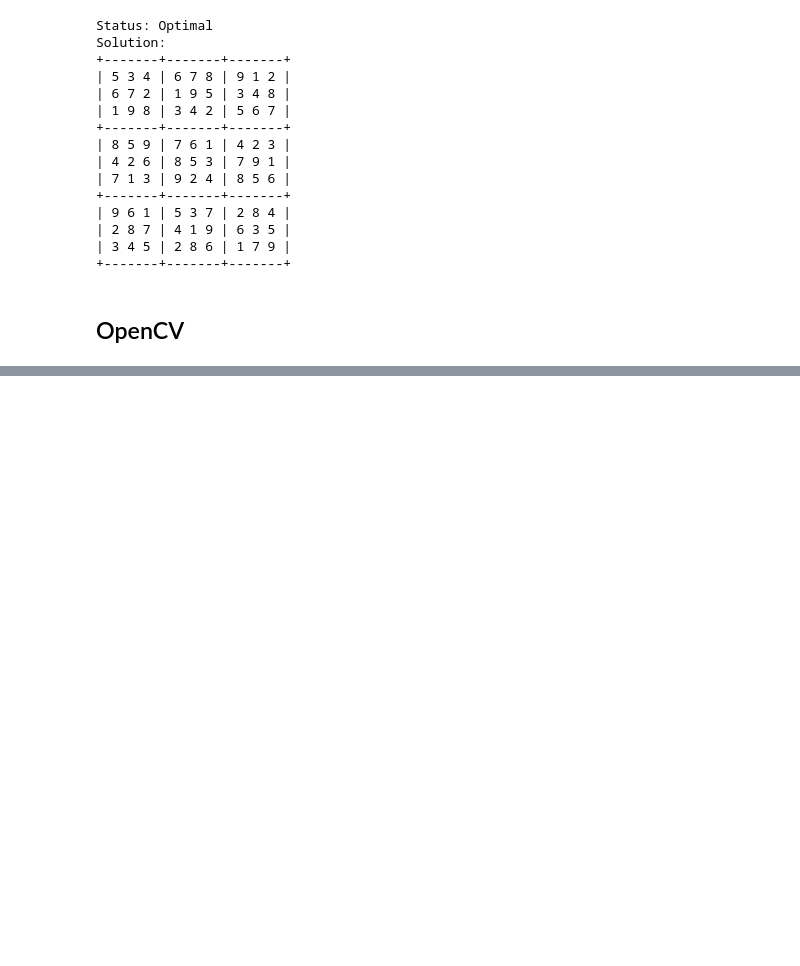
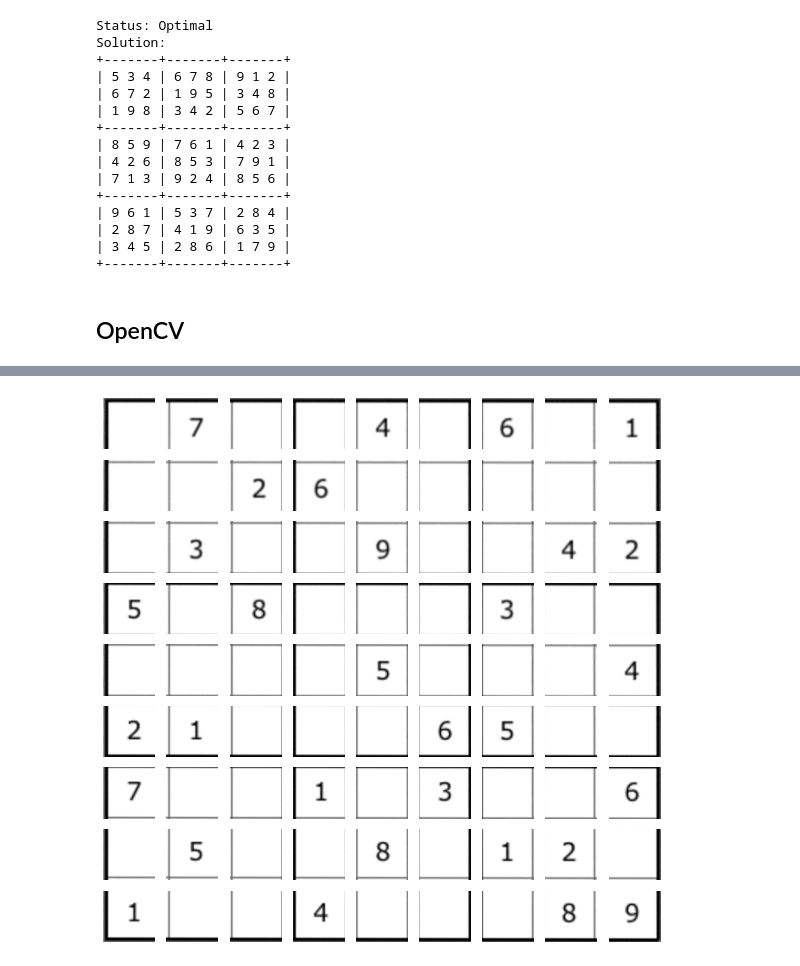
Before and after one commit to Rhinestone1337/sudoku-solver, a Jupyter notebook: sudoku pulp opencv.ipynb, the cells around one changed output, grey strips where cells are left out. Cells and saved outputs as stored; diff of their text form; code cells hidden in the pictures; blank space fills up the shorter version.

```diff
--- a/sudoku pulp opencv.ipynb
+++ b/sudoku pulp opencv.ipynb
@@ -200,0 +203,10 @@ ax[3].imshow(board)
+# %%
+fig, ax = plt.subplots(9, 9, figsize=(10,10))
+split = np.split(board, 9, axis=1)
+for i,j  in enumerate(split):
+    digs = np.split(j, 9)
+    for l,d in enumerate(digs):
+        ax[l][i].imshow(d)
+        ax[l][i].axis('off')
+# %% [output]
+[figure, added]
```
Also changed, not shown: parts of 3 cells of this notebook.
